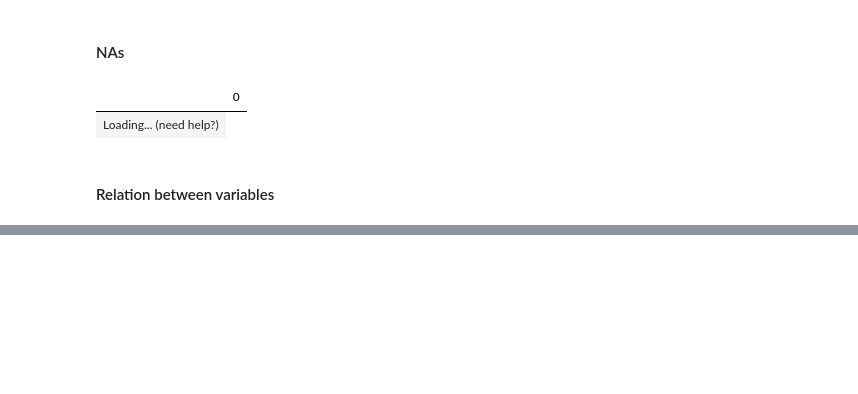
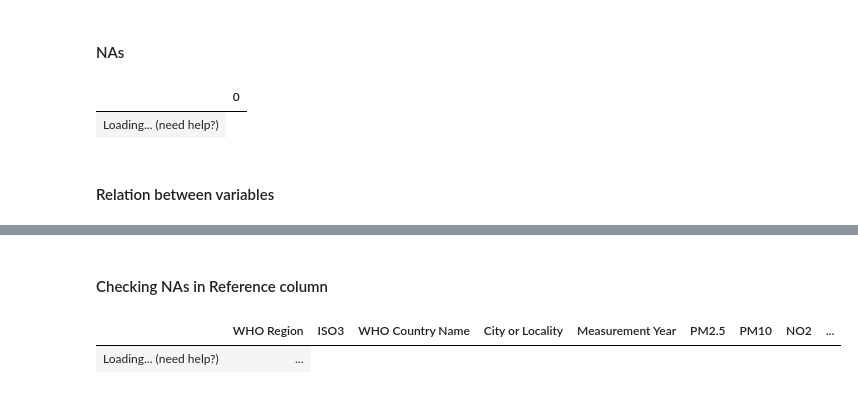
Before and after one commit to adis92202/EDA_Project, a Jupyter notebook: notebooks/analysis.ipynb, the cells around one changed output, grey strips where cells are left out. Drawn from its saved outputs; the diff is of its cells as text; code cells hidden in the pictures; blank space fills up the shorter version.

```diff
--- a/notebooks/analysis.ipynb
+++ b/notebooks/analysis.ipynb
@@ -78,0 +115,7 @@ plt.show()
+# %% [markdown]
+#### Checking NAs in Reference column
+# %%
+data[data["Reference"].isna()]
+# %% [output]
+|  | WHO Region | ISO3 | WHO Country Name | City or Locality | Measurement Year | PM2.5 | PM10 | NO2 | ... |
+| Loading... (need help?) | ... |
```
Also changed, not shown: parts of 15 cells of this notebook.
